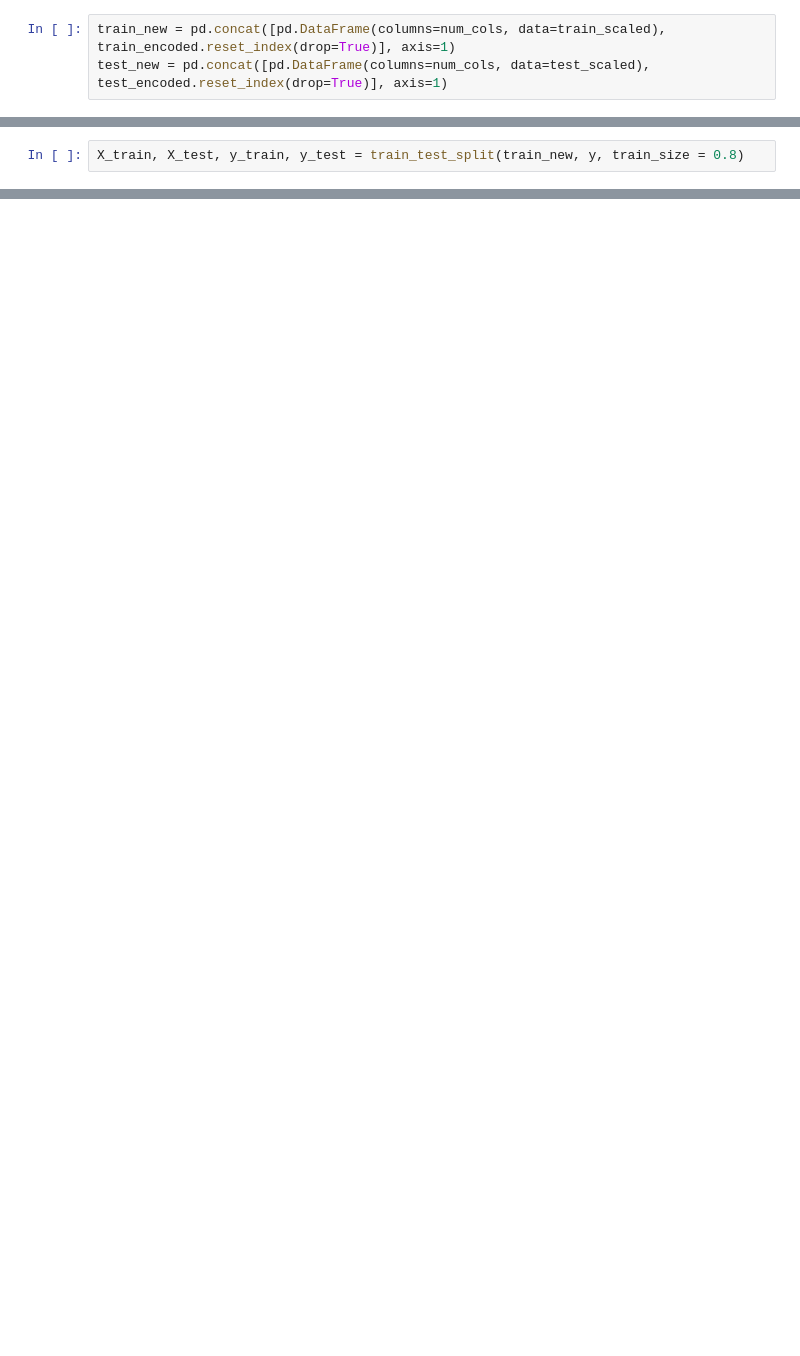
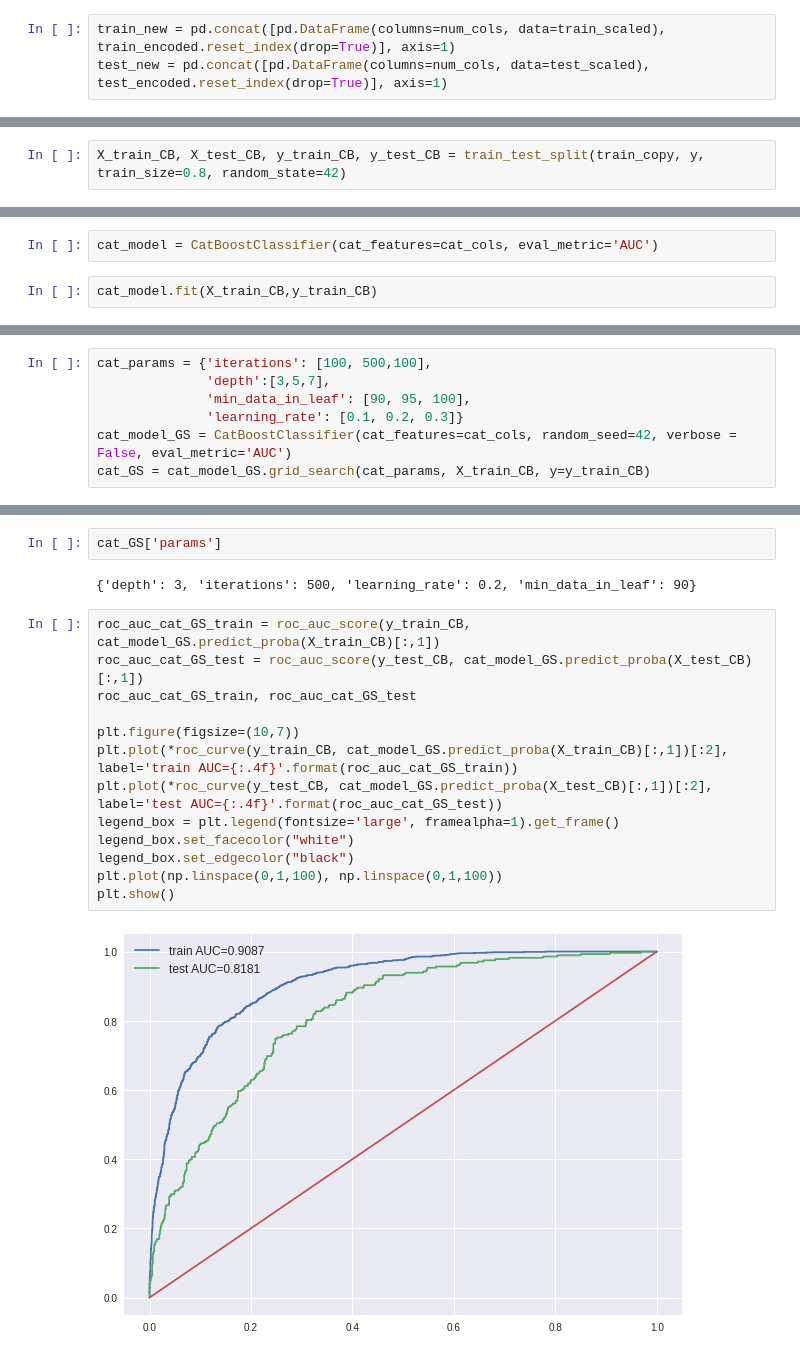
Before and after one commit to SlipShabby/DLSchool, a Jupyter notebook: DL_autumn2021/DL_intermediate/kaggle_prediction/Kaggle_prediction.ipynb, the cells around one changed output, grey strips where cells are left out. Saved outputs shown, nothing was run; the diff lists cells and outputs as text; blank space fills up the shorter version.

```diff
--- a/DL_autumn2021/DL_intermediate/kaggle_prediction/Kaggle_prediction.ipynb
+++ b/DL_autumn2021/DL_intermediate/kaggle_prediction/Kaggle_prediction.ipynb
@@ -555,2 +639,2 @@ train_new
 # %%
-X_train, X_test, y_train, y_test = train_test_split(train_new, y, train_size = 0.8)
+X_train_CB, X_test_CB, y_train_CB, y_test_CB = train_test_split(train_copy, y, train_size=0.8, random_state=42)
@@ -590,0 +657,4 @@ LogReg_GS.best_params_
+# %%
+cat_model = CatBoostClassifier(cat_features=cat_cols, eval_metric='AUC')
+# %%
+cat_model.fit(X_train_CB,y_train_CB)
@@ -590,0 +693,7 @@ LogReg_GS.best_params_
+# %%
+cat_params = {'iterations': [100, 500,100],
+              'depth':[3,5,7],
+              'min_data_in_leaf': [90, 95, 100],
+              'learning_rate': [0.1, 0.2, 0.3]}
+cat_model_GS = CatBoostClassifier(cat_features=cat_cols, random_seed=42, verbose = False, eval_metric='AUC')
+cat_GS = cat_model_GS.grid_search(cat_params, X_train_CB, y=y_train_CB)
@@ -590,0 +718,19 @@ LogReg_GS.best_params_
+# %%
+cat_GS['params']
+# %% [output]
+{'depth': 3, 'iterations': 500, 'learning_rate': 0.2, 'min_data_in_leaf': 90}
+# %%
+roc_auc_cat_GS_train = roc_auc_score(y_train_CB, cat_model_GS.predict_proba(X_train_CB)[:,1])
+roc_auc_cat_GS_test = roc_auc_score(y_test_CB, cat_model_GS.predict_proba(X_test_CB)[:,1])
+roc_auc_cat_GS_train, roc_auc_cat_GS_test
+
+plt.figure(figsize=(10,7))
+plt.plot(*roc_curve(y_train_CB, cat_model_GS.predict_proba(X_train_CB)[:,1])[:2], label='train AUC={:.4f}'.format(roc_auc_cat_GS_train))
+plt.plot(*roc_curve(y_test_CB, cat_model_GS.predict_proba(X_test_CB)[:,1])[:2], label='test AUC={:.4f}'.format(roc_auc_cat_GS_test))
+legend_box = plt.legend(fontsize='large', framealpha=1).get_frame()
+legend_box.set_facecolor("white")
+legend_box.set_edgecolor("black")
+plt.plot(np.linspace(0,1,100), np.linspace(0,1,100))
+plt.show()
+# %% [output]
+[figure, added]
```
Also changed, not shown: parts of 39 cells of this notebook, 2 other files.
